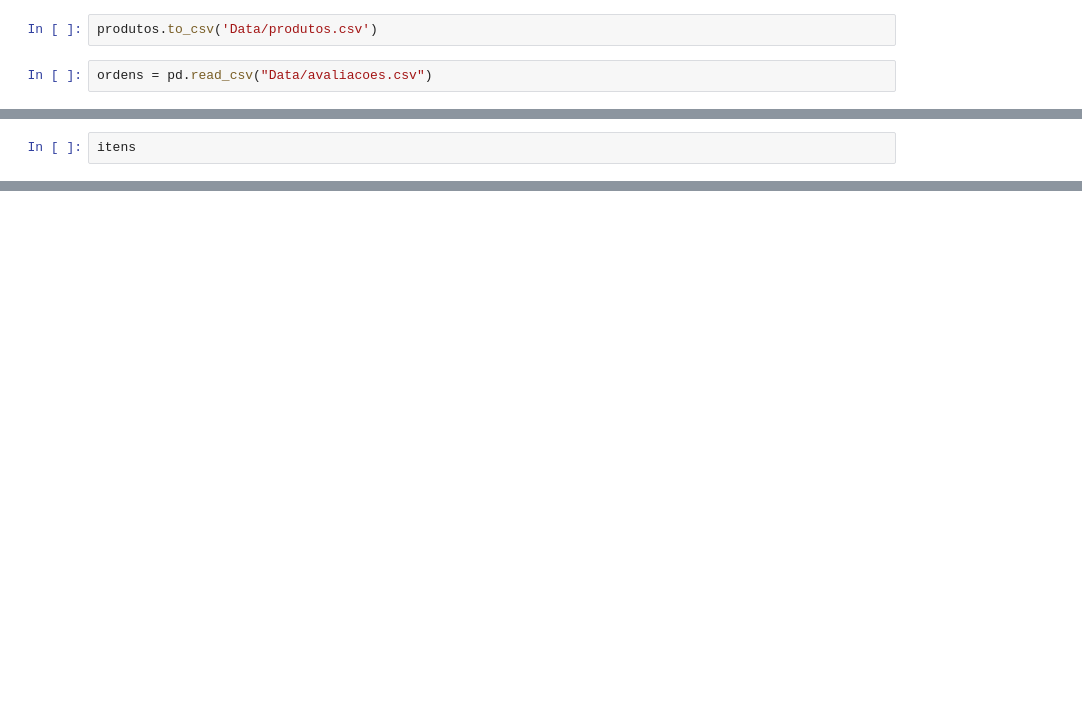
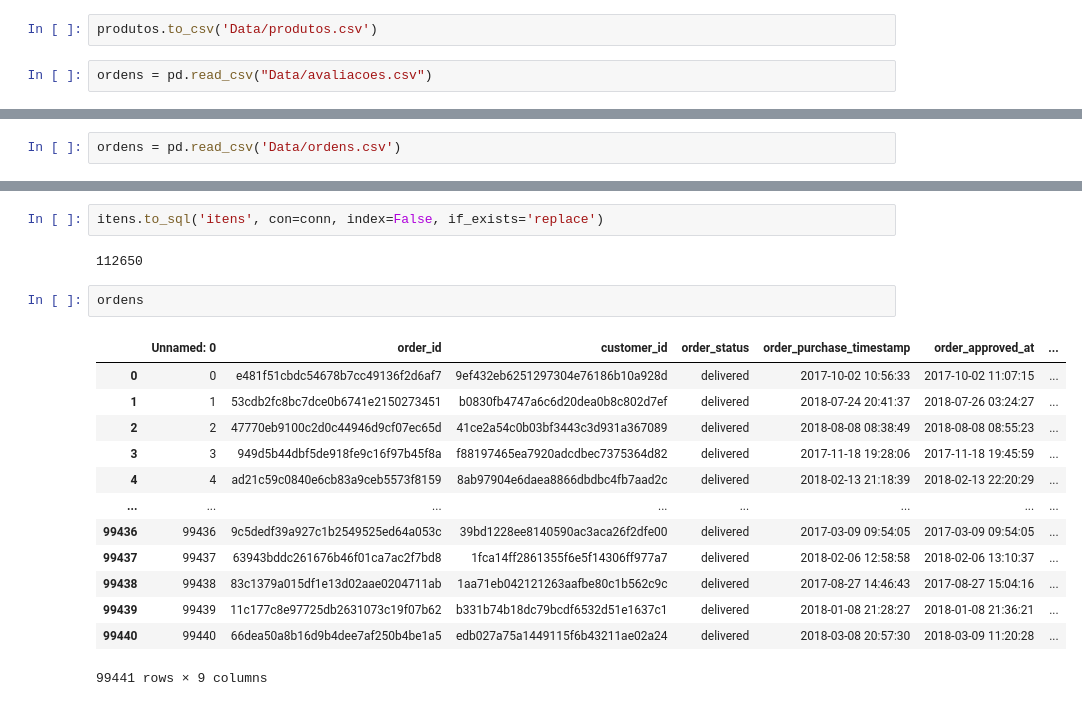
Before and after one commit to claudiagarcia0204/Projeto-Final---Olist, a Jupyter notebook: limpeza Paulo.ipynb, the cells around one changed output, grey strips where cells are left out. Saved outputs shown, nothing was run; the diff lists cells and outputs as text; blank space fills up the shorter version.

```diff
--- a/limpeza Paulo.ipynb
+++ b/limpeza Paulo.ipynb
@@ -185,2 +149,2 @@ Name: order_status, dtype: int64
 # %%
-itens
+ordens = pd.read_csv('Data/ordens.csv')
@@ -200,0 +168,20 @@ itens
+# %%
+itens.to_sql('itens', con=conn, index=False, if_exists='replace')
+# %% [output]
+112650
+# %%
+ordens
+# %% [output]
+|  | Unnamed: 0 | order_id | customer_id | order_status | order_purchase_timestamp | order_approved_at | ... |
+| 0 | 0 | e481f51cbdc54678b7cc49136f2d6af7 | 9ef432eb6251297304e76186b10a928d | delivered | 2017-10-02 10:56:33 | 2017-10-02 11:07:15 | ... |
+| 1 | 1 | 53cdb2fc8bc7dce0b6741e2150273451 | b0830fb4747a6c6d20dea0b8c802d7ef | delivered | 2018-07-24 20:41:37 | 2018-07-26 03:24:27 | ... |
+| 2 | 2 | 47770eb9100c2d0c44946d9cf07ec65d | 41ce2a54c0b03bf3443c3d931a367089 | delivered | 2018-08-08 08:38:49 | 2018-08-08 08:55:23 | ... |
+| 3 | 3 | 949d5b44dbf5de918fe9c16f97b45f8a | f88197465ea7920adcdbec7375364d82 | delivered | 2017-11-18 19:28:06 | 2017-11-18 19:45:59 | ... |
+| 4 | 4 | ad21c59c0840e6cb83a9ceb5573f8159 | 8ab97904e6daea8866dbdbc4fb7aad2c | delivered | 2018-02-13 21:18:39 | 2018-02-13 22:20:29 | ... |
+| ... | ... | ... | ... | ... | ... | ... | ... |
+| 99436 | 99436 | 9c5dedf39a927c1b2549525ed64a053c | 39bd1228ee8140590ac3aca26f2dfe00 | delivered | 2017-03-09 09:54:05 | 2017-03-09 09:54:05 | ... |
+| 99437 | 99437 | 63943bddc261676b46f01ca7ac2f7bd8 | 1fca14ff2861355f6e5f14306ff977a7 | delivered | 2018-02-06 12:58:58 | 2018-02-06 13:10:37 | ... |
+| 99438 | 99438 | 83c1379a015df1e13d02aae0204711ab | 1aa71eb042121263aafbe80c1b562c9c | delivered | 2017-08-27 14:46:43 | 2017-08-27 15:04:16 | ... |
+| 99439 | 99439 | 11c177c8e97725db2631073c19f07b62 | b331b74b18dc79bcdf6532d51e1637c1 | delivered | 2018-01-08 21:28:27 | 2018-01-08 21:36:21 | ... |
+| 99440 | 99440 | 66dea50a8b16d9b4dee7af250b4be1a5 | edb027a75a1449115f6b43211ae02a24 | delivered | 2018-03-08 20:57:30 | 2018-03-09 11:20:28 | ... |
+99441 rows × 9 columns
```
Also changed, not shown: parts of 21 cells of this notebook, 1 other file.
